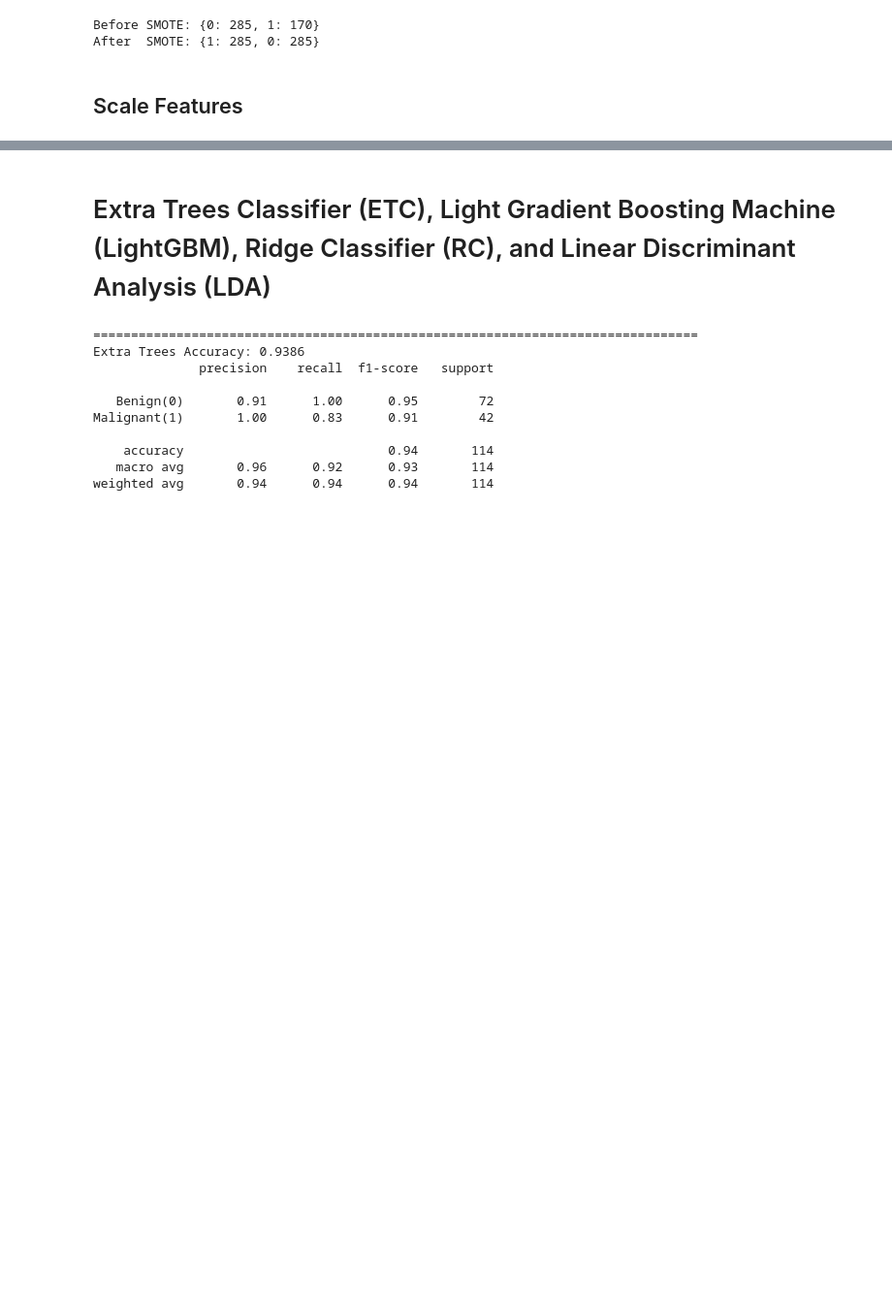
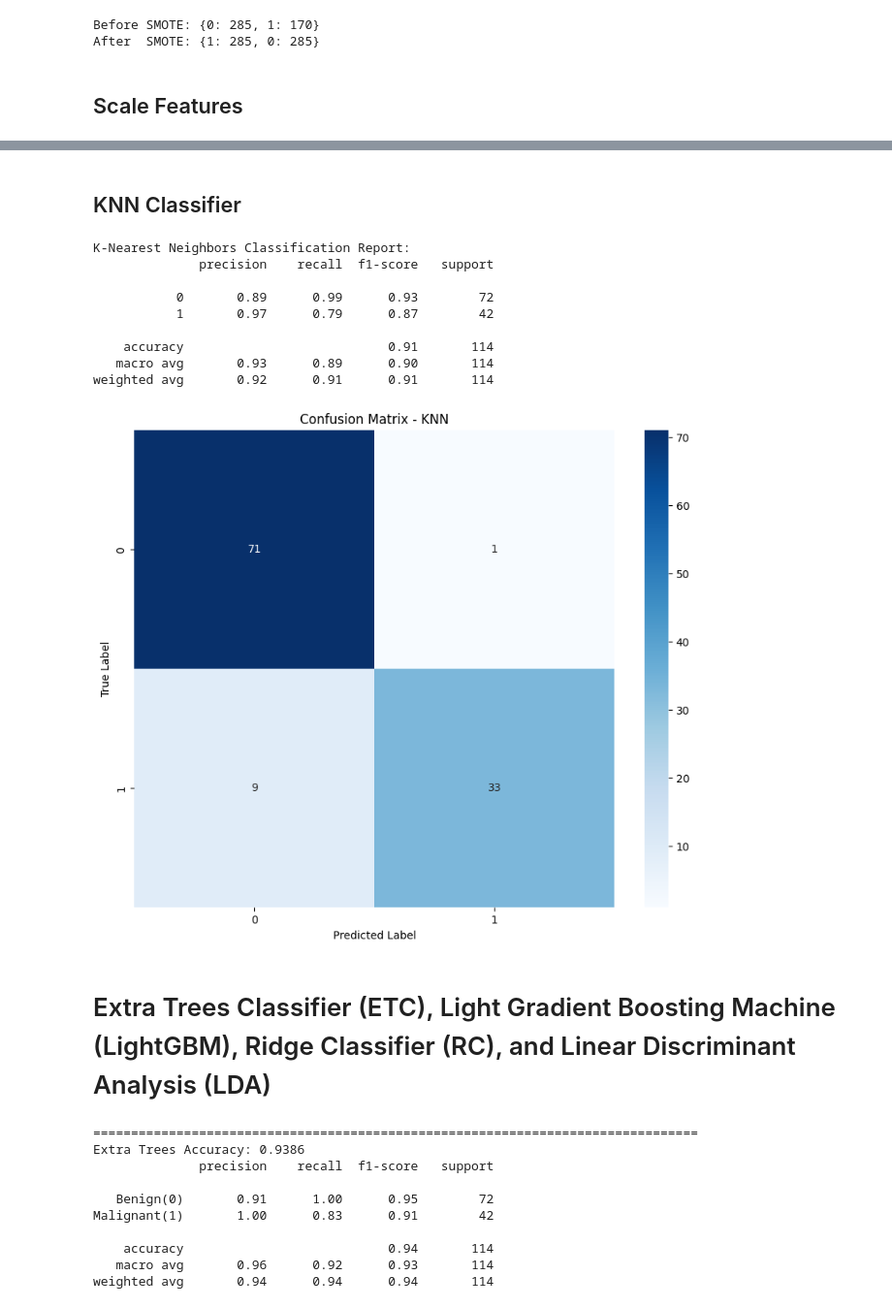
Before and after one commit to TasnimulIntazamAsif/Breast_Cancer_Classification, a Jupyter notebook: breast_Cancer.ipynb, the cells around one changed output, grey strips where cells are left out. Shown at 97% size. Saved outputs shown, nothing was run; the diff lists cells and outputs as text; code cells hidden in the pictures; blank space fills up the shorter version.

```diff
--- a/breast_Cancer.ipynb
+++ b/breast_Cancer.ipynb
@@ -457,3 +579,41 @@ X_test_scaled = scaler.transform(X_test)
+# %% [markdown]
+## KNN Classifier
+# %%
+# Import KNN Classifier
+from sklearn.neighbors import KNeighborsClassifier
+from sklearn.metrics import classification_report, confusion_matrix
+import seaborn as sns
+
+# Initialize and train the KNN model
+knn_model = KNeighborsClassifier(n_neighbors=7)
+knn_model.fit(X_train, y_train)
+
+# Make predictions
+y_pred_knn = knn_model.predict(X_test)
+
+# Print model performance metrics
+print("\nK-Nearest Neighbors Classification Report:")
+print(classification_report(y_test, y_pred_knn))
+
+# Create confusion matrix
+plt.figure(figsize=(10, 8))
+cm_knn = confusion_matrix(y_test, y_pred_knn)
+sns.heatmap(cm_knn, annot=True, fmt='d', cmap='Blues')
+plt.title('Confusion Matrix - KNN')
+plt.ylabel('True Label')
+plt.xlabel('Predicted Label')
+plt.show()
+# %% [output]
+K-Nearest Neighbors Classification Report:
+              precision    recall  f1-score   support
+
+           0       0.89      0.99      0.93        72
+           1       0.97      0.79      0.87        42
+
+    accuracy                           0.91       114
+   macro avg       0.93      0.89      0.90       114
+weighted avg       0.92      0.91      0.91       114
+[figure, added]
 # %% [markdown]
 # Extra Trees Classifier (ETC), Light Gradient Boosting Machine (LightGBM), Ridge Classifier (RC), and Linear Discriminant Analysis (LDA)
 # %%
```
Also changed, not shown: parts of 10 cells of this notebook.
